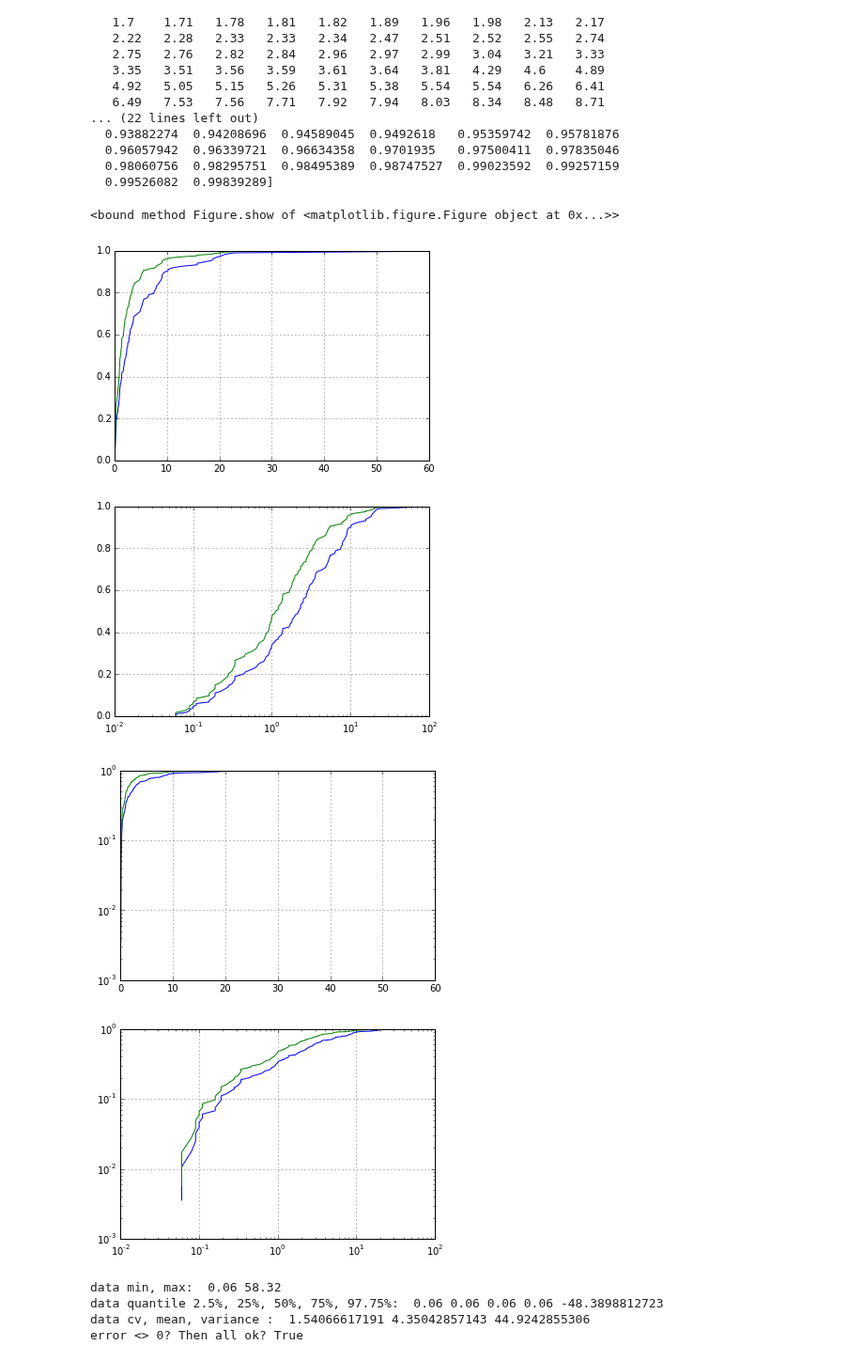
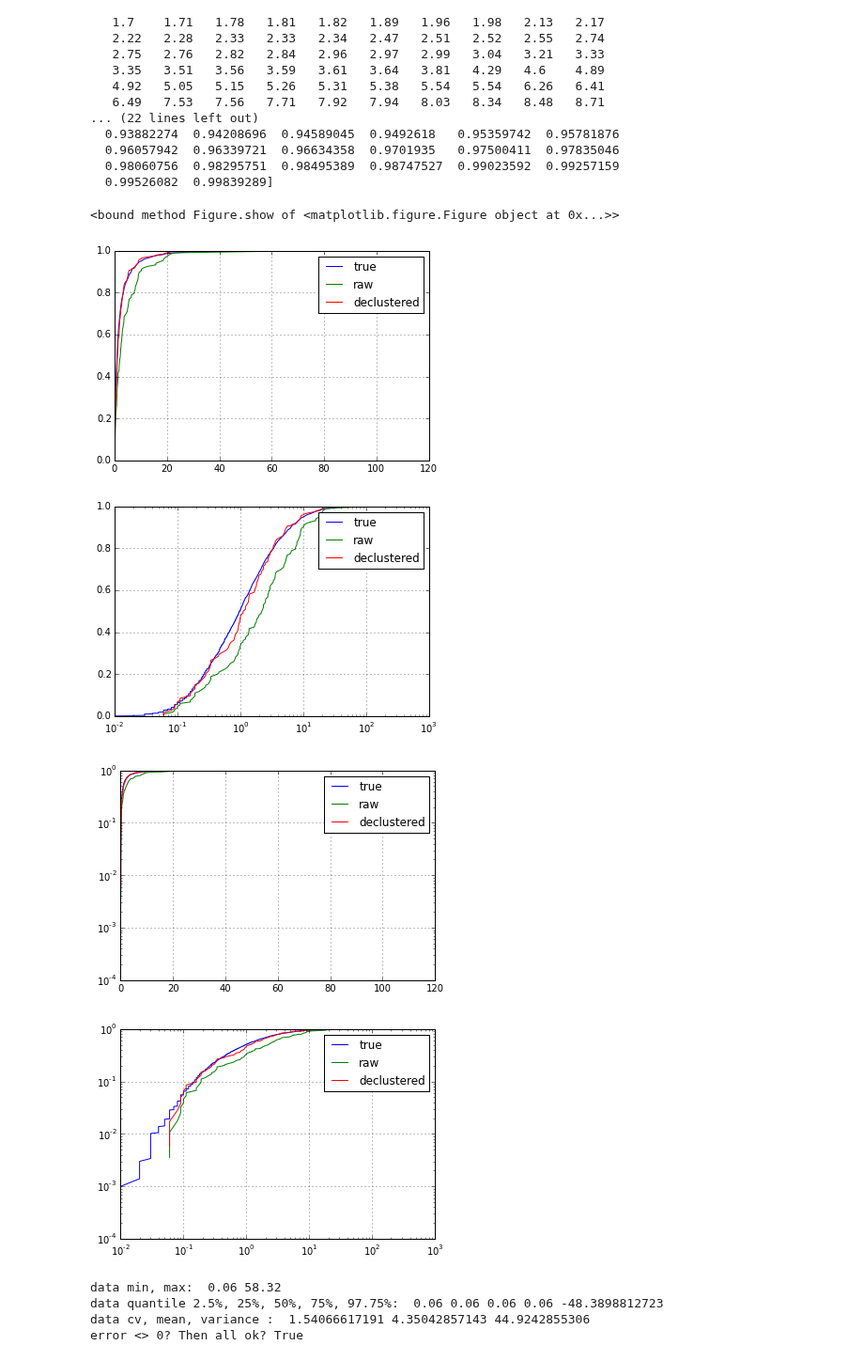
Before and after one commit to opengeostat/pygslib, a Jupyter notebook: pygslib/Ipython_templates/probplt_raw.ipynb, the cells around one changed output. Shown at 94% size. Drawn from its saved outputs; the diff is of its cells as text; code cells hidden in the pictures.

```diff
--- a/pygslib/Ipython_templates/probplt_raw.ipynb
+++ b/pygslib/Ipython_templates/probplt_raw.ipynb
@@ -19,14 +19,19 @@ If the data is in GSLIB format you can use the function `gslib.read_gslib_file(f
 # %%
 #get the data in gslib format into a pandas Dataframe
 mydata= gslib.read_gslib_file('../datasets/cluster.dat')
+true= gslib.read_gslib_file('../datasets/true.dat')
 # %%
 # This is a 2D file, in this GSLIB version we require 3D data and drillhole name or domain code
 # so, we are adding constant elevation = 0 and a dummy BHID = 1
 mydata['Zlocation']=0
 mydata['bhid']=1
 
+true['Declustering Weight']=1
+
 # printing to verify results
 print ' \n **** 5 first rows in my datafile \n\n  ', mydata.head(n=5)
+
+print ' \n **** 5 first rows in my datafile \n\n  ', true.head(n=5)
 # %% [output]
  **** 5 first rows in my datafile
 
@@ -90,9 +97,15 @@ parameters_probpltl =  {
         'va'   : mydata['Primary'],             # array('d') with bounds (nd)
         'wt'   : mydata['Declustering Weight']} # array('d') with bounds (nd), wight variable (obtained with declust?)
 
+parameters_probpltt =  {
+        'iwt'  : 0,                             #int, 1 use declustering weight
+        'va'   : true['Primary'],             # array('d') with bounds (nd)
+        'wt'   : true['Declustering Weight']} # array('d') with bounds (nd), wight variable (obtained with declust?)
+
 
 binval,cl,xpt025,xlqt,xmed,xuqt,xpt975,xmin,xmax,xcvr,xmen,xvar,error = gslib.__plot.probplt(**parameters_probplt)
 binvall,cll,xpt025l,xlqtl,xmedl,xuqtl,xpt975l,xminl,xmaxl,xcvrl,xmenl,xvarl,errorl = gslib.__plot.probplt(**parameters_probpltl)
+binvalt,clt,xpt025t,xlqtt,xmedt,xuqtt,xpt975t,xmint,xmaxt,xcvrt,xment,xvart,errort = gslib.__plot.probplt(**parameters_probpltt)
 # %%
 print cl
 print binvall
@@ -117,44 +130,52 @@ print binvall
 # %%
 fig = plt.figure()
 ax = fig.add_subplot(1,1,1)
-plt.plot (cl, binval)
-plt.plot (cll, binvall)
+plt.plot (clt, binvalt, label = 'true')
+plt.plot (cl, binval, label = 'raw')
+plt.plot (cll, binvall, label = 'declustered')
 plt.grid(True)
+plt.legend()
 fig.show
 
 
 fig = plt.figure()
 ax = fig.add_subplot(1,1,1)
-plt.plot (cl, binval)
-plt.plot (cll, binvall)
+plt.plot (clt, binvalt, label = 'true')
+plt.plot (cl, binval, label = 'raw')
+plt.plot (cll, binvall, label = 'declustered')
 ax.set_xscale('log')
 plt.grid(True)
+plt.legend()
 fig.show
 
 
 fig = plt.figure()
 ax = fig.add_subplot(1,1,1)
-plt.plot (cl, binval)
-plt.plot (cll, binvall)
+plt.plot (clt, binvalt, label = 'true')
+plt.plot (cl, binval, label = 'raw')
+plt.plot (cll, binvall, label = 'declustered')
 ax.set_yscale('log')
 plt.grid(True)
+plt.legend()
 fig.show
 
 
 fig = plt.figure()
 ax = fig.add_subplot(1,1,1)
-plt.plot (cl, binval)
-plt.plot (cll, binvall)
+plt.plot (clt, binvalt, label = 'true')
+plt.plot (cl, binval, label = 'raw')
+plt.plot (cll, binvall, label = 'declustered')
 ax.set_xscale('log')
 ax.set_yscale('log')
 plt.grid(True)
+plt.legend()
 fig.show
 # %% [output]
 <bound method Figure.show of <matplotlib.figure.Figure object at 0x...>>
-[figure, old version]
+[figure, new version]
-[figure, old version]
+[figure, new version]
-[figure, old version]
+[figure, new version]
-[figure, old version]
+[figure, new version]
 # %%
 print 'data min, max: ', xmin, xmax
 print 'data quantile 2.5%, 25%, 50%, 75%, 97.75%: ' , xpt025,xlqt,xmed,xuqt,xpt975
```
Also changed, not shown: parts of 3 cells of this notebook, 5 other files.
